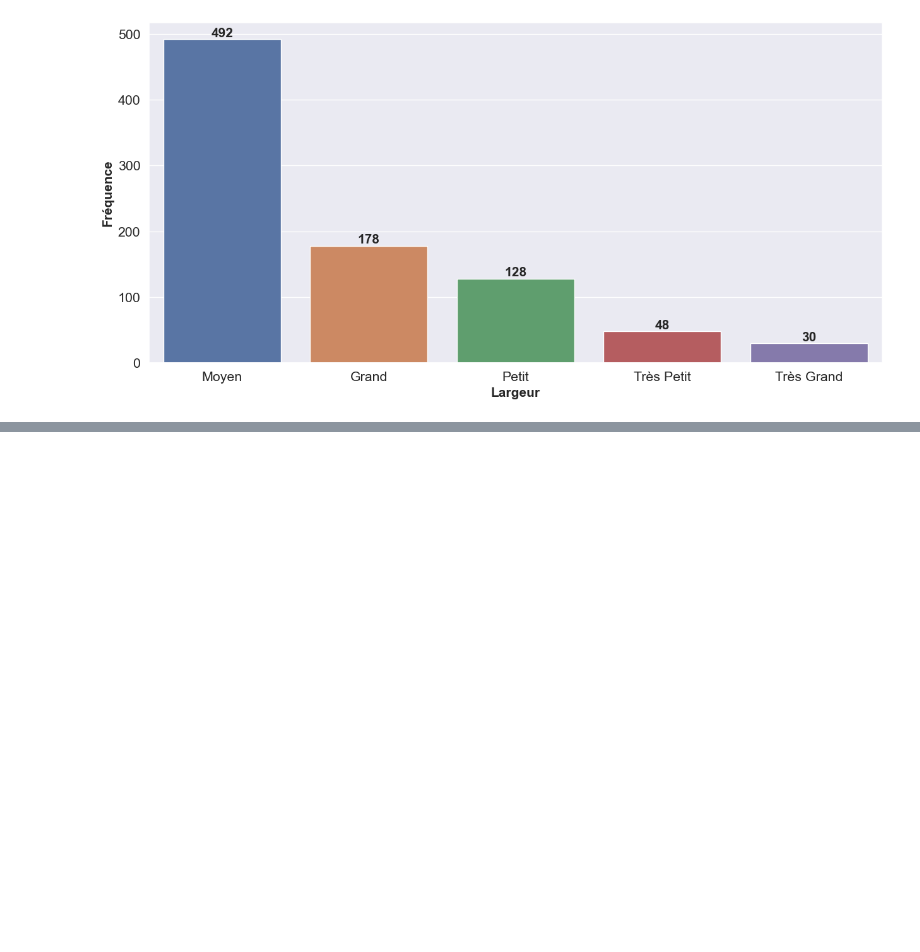
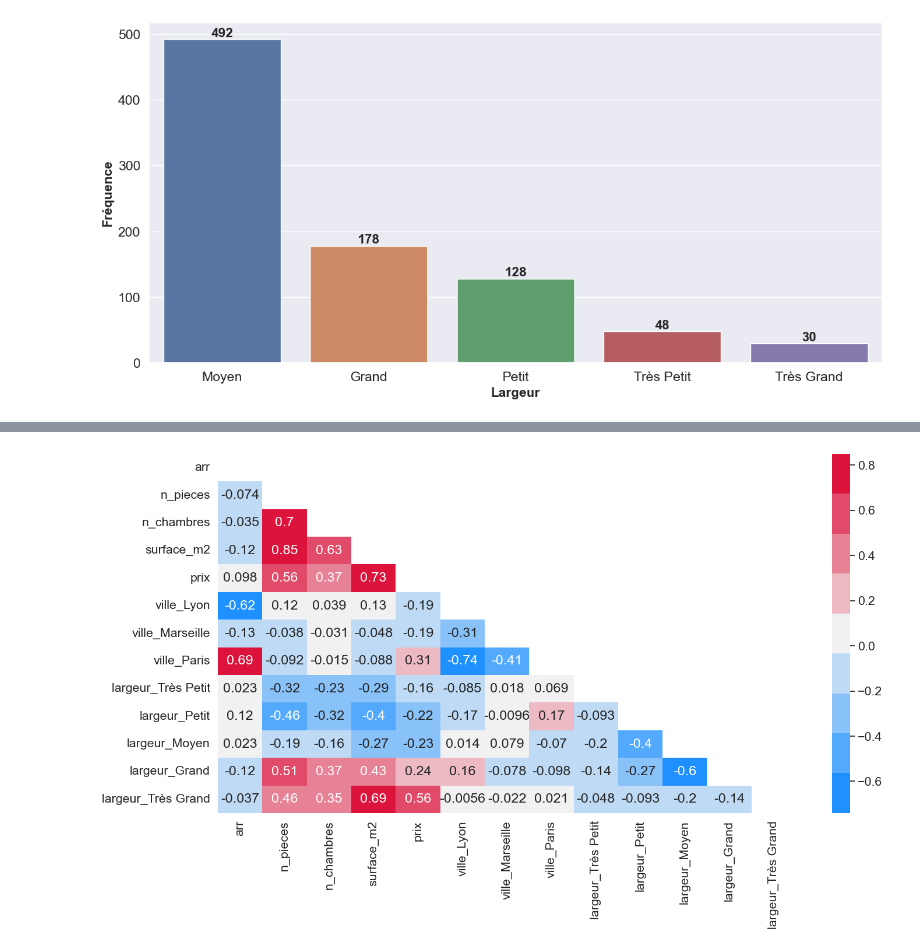
Before and after one commit to NichitaCP/RE, a Jupyter notebook: EDA.ipynb, the cells around one changed output, grey strips where cells are left out. Cells and saved outputs as stored; diff of their text form; code cells hidden in the pictures; blank space fills up the shorter version.

```diff
--- a/EDA.ipynb
+++ b/EDA.ipynb
@@ -709,0 +737,11 @@ plt.show()
+# %%
+corr_matrix = df_dummies.corr()
+mask_tr = np.triu(np.ones_like(corr_matrix, dtype=bool))
+# %%
+sns.set_style('white')
+fig, ax = plt.subplots(figsize=(16,8))
+pal = sns.blend_palette(["dodgerblue", ".95", "crimson"], 9)
+sns.heatmap(corr_matrix, annot=True, cmap=pal, mask=mask_tr, square=False)
+plt.show()
+# %% [output]
+[figure, added]
```
Also changed, not shown: parts of 3 cells of this notebook.
